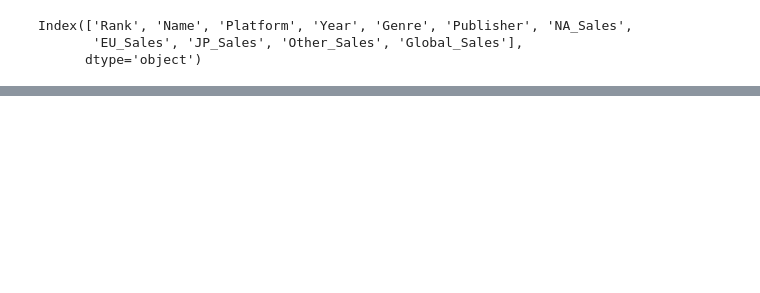
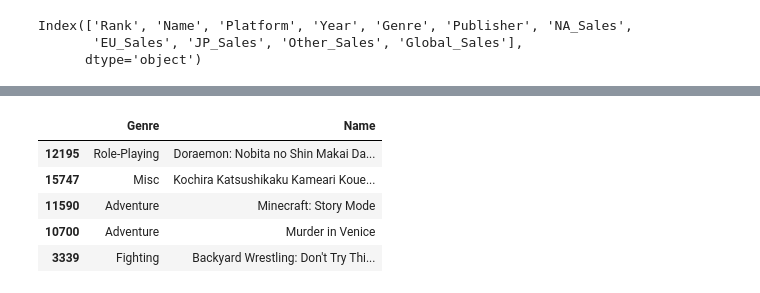
Before and after one commit to izzy-Ti/Data-PD-Ex, a Jupyter notebook: MYFirst.ipynb, the cells around one changed output, grey strips where cells are left out. Cells and saved outputs as stored; diff of their text form; code cells hidden in the pictures; blank space fills up the shorter version.

```diff
--- a/MYFirst.ipynb
+++ b/MYFirst.ipynb
@@ -69,0 +138,9 @@ Index(['Rank', 'Name', 'Platform', 'Year', 'Genre', 'Publisher', 'NA_Sales',
+# %%
+df[['Genre','Name']].sample(5)
+# %% [output]
+|  | Genre | Name |
+| 12195 | Role-Playing | Doraemon: Nobita no Shin Makai Da... |
+| 15747 | Misc | Kochira Katsushikaku Kameari Koue... |
+| 11590 | Adventure | Minecraft: Story Mode |
+| 10700 | Adventure | Murder in Venice |
+| 3339 | Fighting | Backyard Wrestling: Don't Try Thi... |
```
Also changed, not shown: parts of 6 cells of this notebook.
